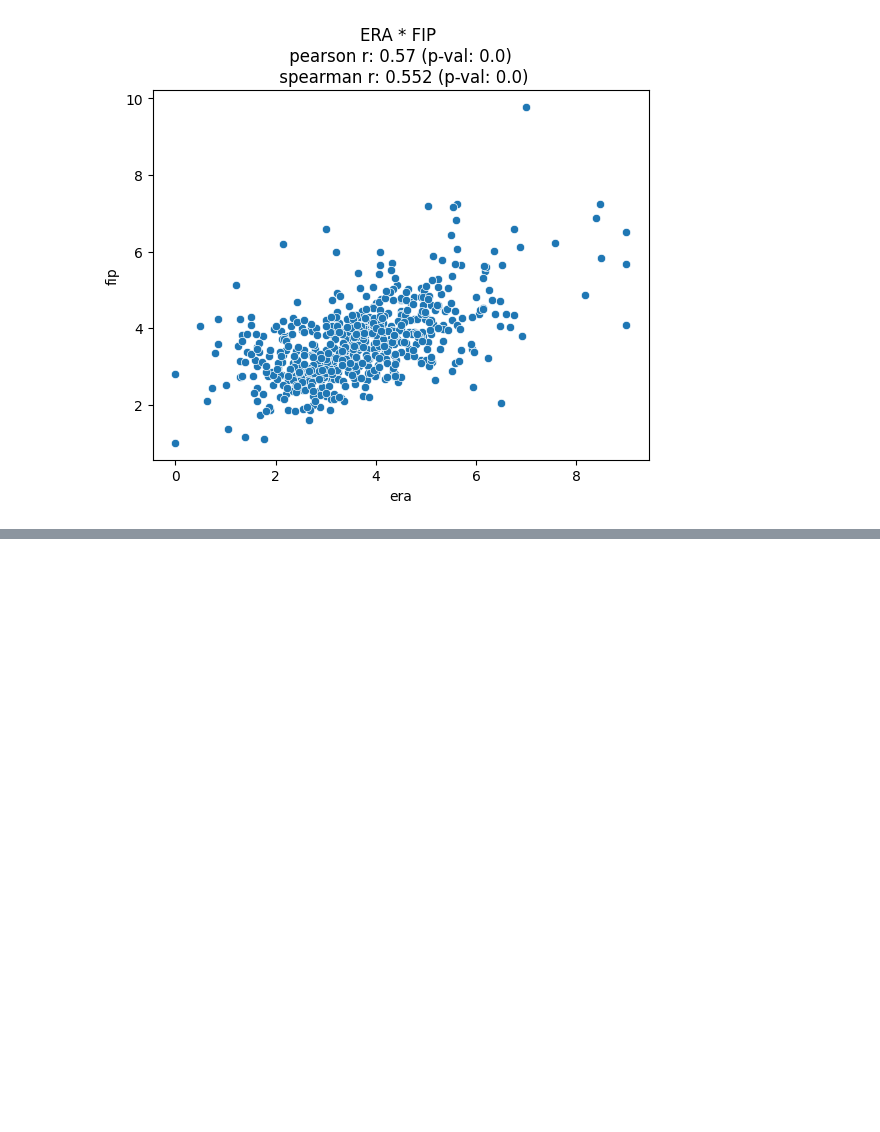
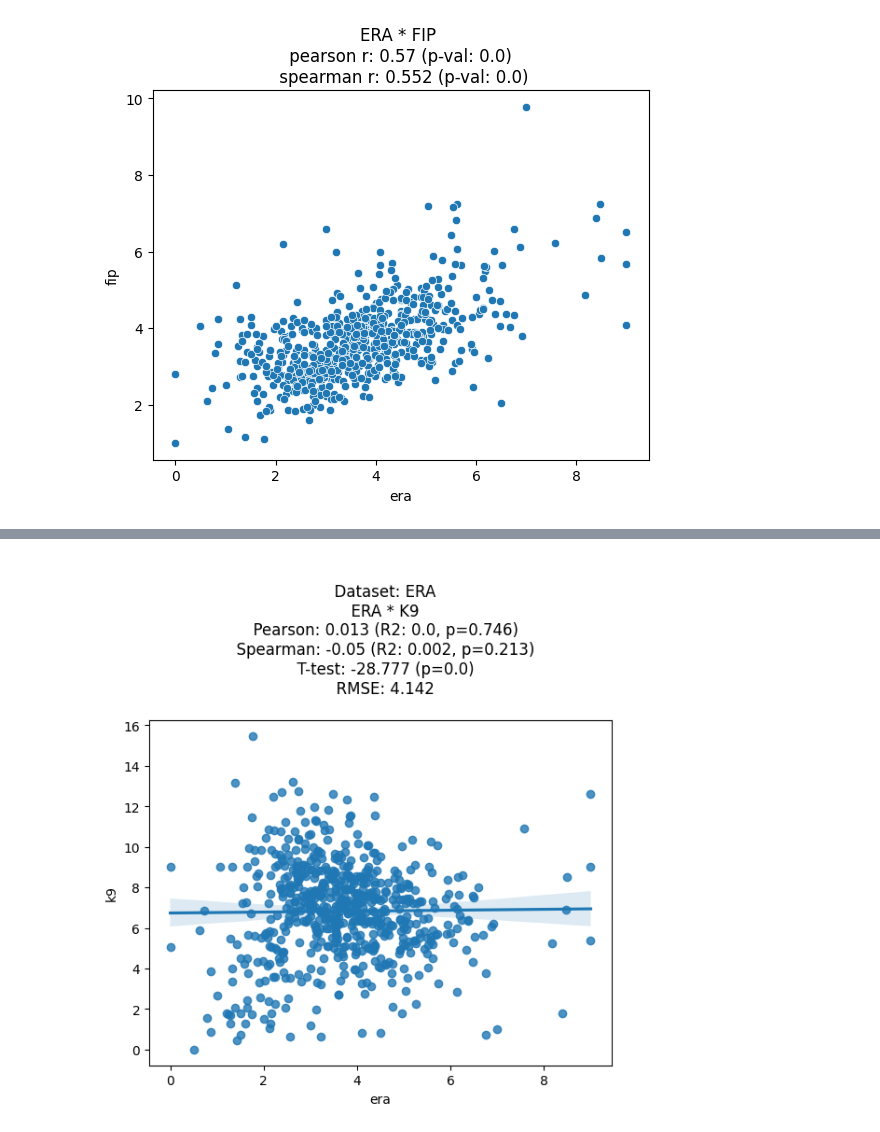
Before and after one commit to fedechaves/nw-bc, a Jupyter notebook: day1.ipynb, the cells around one changed output, grey strips where cells are left out. Drawn from its saved outputs; the diff is of its cells as text; code cells hidden in the pictures; blank space fills up the shorter version.

```diff
--- a/day1.ipynb
+++ b/day1.ipynb
@@ -947,0 +1000,31 @@ make_corr(test)
+# %%
+# 3. the graphs we made with our `make_corr()` function do not have a way to identify what graph belongs to which dataset. Add a parameter in the function to insert a string into the title.
+# hint: this uses f-strings! Insert a string into the graph title
+
+def make_corr3(df, dataset_title):
+  r = pearsonr(df['era'], df['k9'])
+  r2 = r[0]**2
+
+  sr = spearmanr(df['era'], df['k9'])
+  sr2 = sr[0]**2
+
+  t = ttest_ind(df['era'], df['k9'])
+
+  rmse = mean_squared_error(df['era'], df['k9'])**0.5
+
+  title_str = f"""
+  Dataset: {dataset_title}
+  ERA * K9
+  Pearson: {round(r[0], 3)} (R2: {round(r2, 3)}, p={round(r[-1], 3)})
+  Spearman: {round(sr[0], 3)} (R2: {round(sr2, 3)}, p={round(sr[-1], 3)})
+  T-test: {round(t[0], 3)} (p={round(t[-1], 3)})
+  RMSE: {round(rmse, 3)}
+  """
+
+  sns.regplot(data=df, x='era', y='k9')
+  plt.title(title_str)
+  plt.show()
+# %%
+make_corr3(era, 'ERA')
+# %% [output]
+[figure, added]
```
Also changed, not shown: parts of 10 cells of this notebook.
